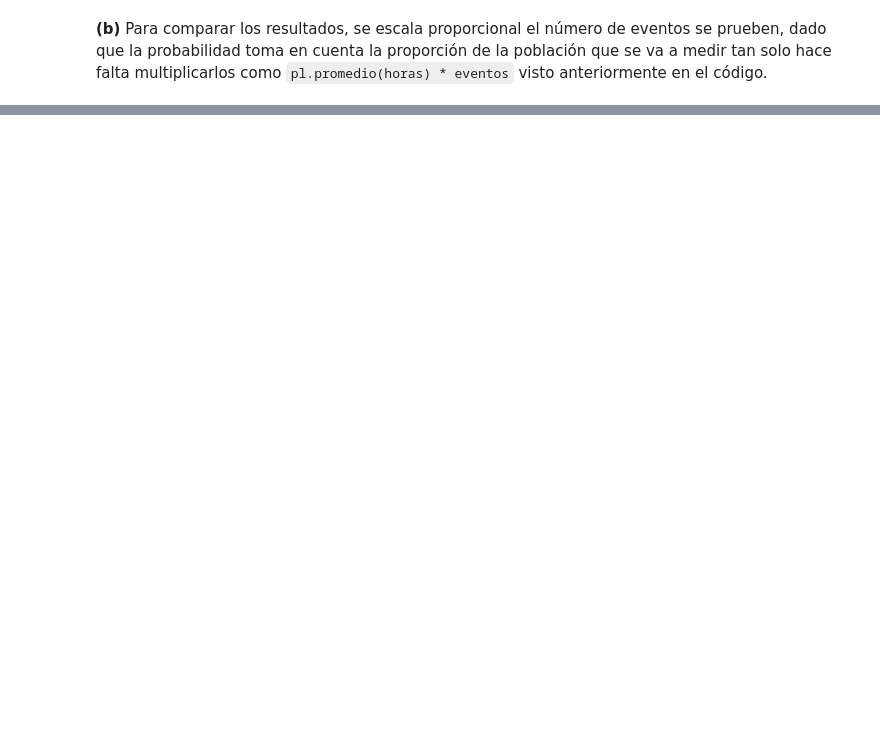
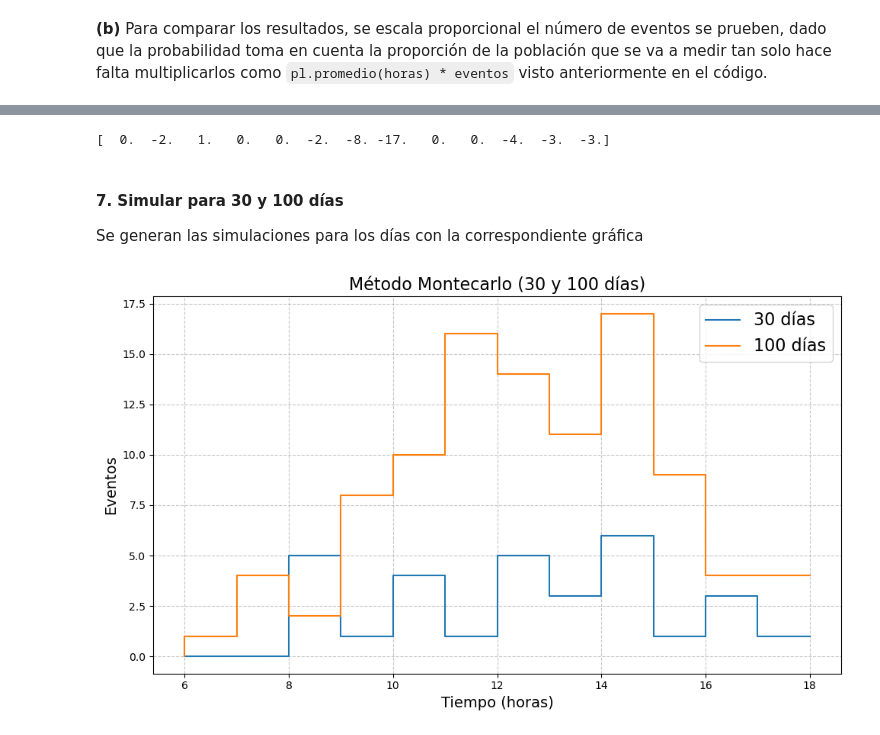
Before and after one commit to PinzonHarker/2024-II_InstrumentacionNuclear, a Jupyter notebook: 1-1_Taller_Simulacion.ipynb, the cells around one changed output, grey strips where cells are left out. Saved outputs shown, nothing was run; the diff lists cells and outputs as text; code cells hidden in the pictures; blank space fills up the shorter version.

```diff
--- a/1-1_Taller_Simulacion.ipynb
+++ b/1-1_Taller_Simulacion.ipynb
@@ -431,0 +501,54 @@ P(x) \* p_llueve = la lluvia ocurre en una hora especifica x
+# %%
+class experiment_changed(experiment):
+    def __init__(self, model):
+        super().__init__(model)
+
+    def sometimes_rain(self, days, probability_rains):
+        self.days_not_rain = 0
+        self.days_rain = 0
+        self.histogram = np.zeros(self.dim_PDF)
+        success = 0
+        for event in range(days):
+            r = rn.random()
+            if r < probability_rains:
+                self.days_rain += 1
+                r = rn.random()
+                for case in np.arange(1, self.dim_PDF):
+                    if r >= FDA[case - 1] and r < FDA[case]:
+                        success = case
+                        break
+                self.histogram[success] += 1
+            else:
+                self.days_not_rain += 1
+        return self.histogram
+
+
+# Test
+if False:
+    exp = experiment_changed(model)
+    x = exp.sometimes_rain(100, 0.7)
+    y = exp.always_rains(100)
+    print(np.array(x) - np.array(y), sep="\n")
+# %% [output]
+[  0.  -2.   1.   0.   0.  -2.  -8. -17.   0.   0.  -4.  -3.  -3.]
+# %% [markdown]
+#### 7. Simular para 30 y 100 días
+
+Se generan las simulaciones para los días con la correspondiente gráfica
+# %%
+exp = experiment_changed(model)
+
+# Configure plot
+fig, ax = plot_template(
+    title=f"Método Montecarlo (30 y 100 días)",
+    x_label="Tiempo (horas)",
+    y_label="Eventos",
+)
+# Plotting
+ax.plot(model.hours, exp.always_rains(30), ds="steps", label=f"30 días")
+ax.plot(model.hours, exp.always_rains(100), ds="steps", label=f"100 días")
+# last
+ax.legend(fontsize=16)
+plt.show()
+# %% [output]
+[figure, added]
```
Also changed, not shown: parts of 14 cells of this notebook.
